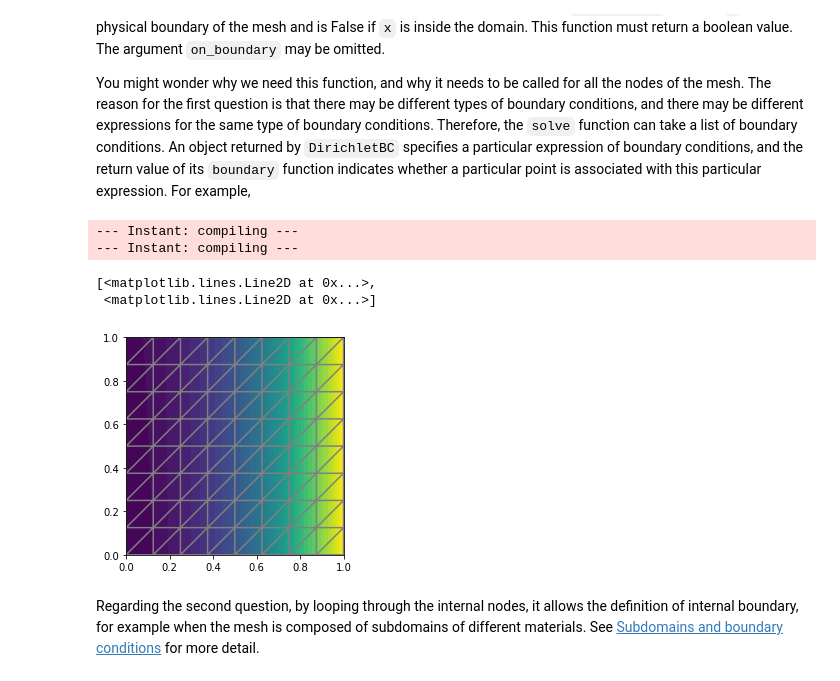
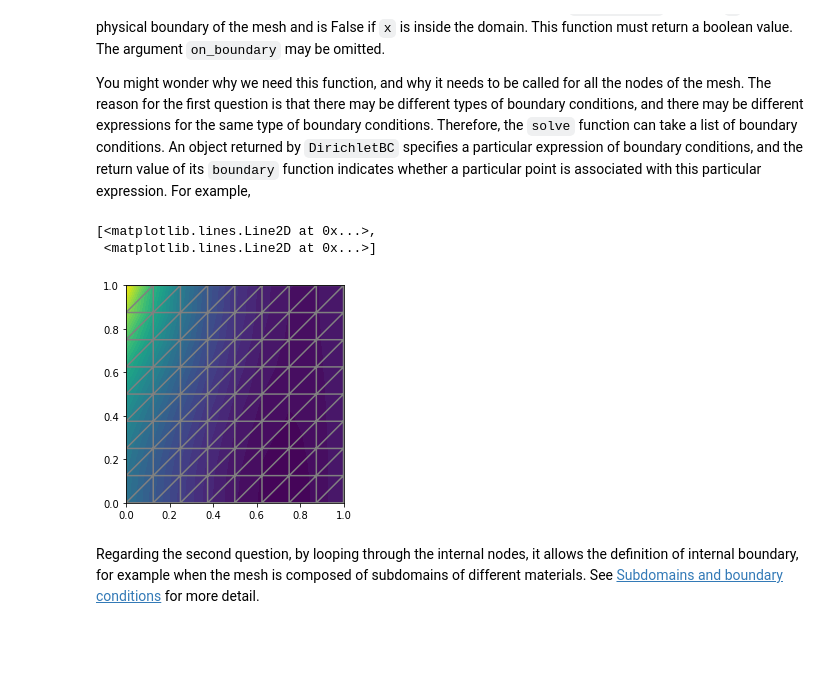
Before and after one commit to unifem/fenics-notes, a Jupyter notebook: notebooks/poisson.ipynb, the cells around one changed output. Drawn from its saved outputs; the diff is of its cells as text; code cells hidden in the pictures; blank space fills up the shorter version.

```diff
--- a/notebooks/poisson.ipynb
+++ b/notebooks/poisson.ipynb
@@ -254,39 +235,37 @@ You might wonder why we need this function, and why it needs to be called for al
 # %%
 # Note that here we compare the values using a tolerance, instead of
 # compare directly with the exact value to avoid rounding errors.
 tol = 1E-14
 def left_boundary(x, on_boundary):
     return on_boundary and abs(x[0]) < tol
 
 def right_boundary(x, on_boundary):
     return on_boundary and abs(x[0] - 1) < tol
 
 # Note that the argument on_boundary may be omitted
 def top_boundary(x):
     return abs(x[1] -1 ) < tol
 
 def bottom_boundary(x):
     return abs(x[1]) < tol
 
 u_L = Expression('1 + 2*x[1]*x[1]', degree=2)
 bc_L = DirichletBC(V, u_L, left_boundary)
 
 u_R = Expression('0', degree=2)
 bc_R = DirichletBC(V, u_R, right_boundary)
 
 bcs = [bc_L, bc_R]
 
 u = Function(V)
-solve(a == L, u, bc_R)
+solve(a == L, u, bcs)
 
 plot(u)
 plot(mesh)
 # %% [output]
---- Instant: compiling ---
---- Instant: compiling ---
+[<matplotlib.lines.Line2D at 0x...>,
+ <matplotlib.lines.Line2D at 0x...>]
-[<matplotlib.lines.Line2D at 0x...>,
- <matplotlib.lines.Line2D at 0x...>]
-[figure, old version]
+[figure, new version]
 # %% [markdown]
 Regarding the second question, by looping through the internal nodes, it allows the definition of internal boundary, for example when the mesh is composed of subdomains of different materials. See [Subdomains and boundary conditions](https://fenicsproject.org/pub/tutorial/sphinx1/._ftut1005.html) for more detail.
 # %% [markdown]
```
Also changed, not shown: parts of 10 cells of this notebook, 1 other file.
